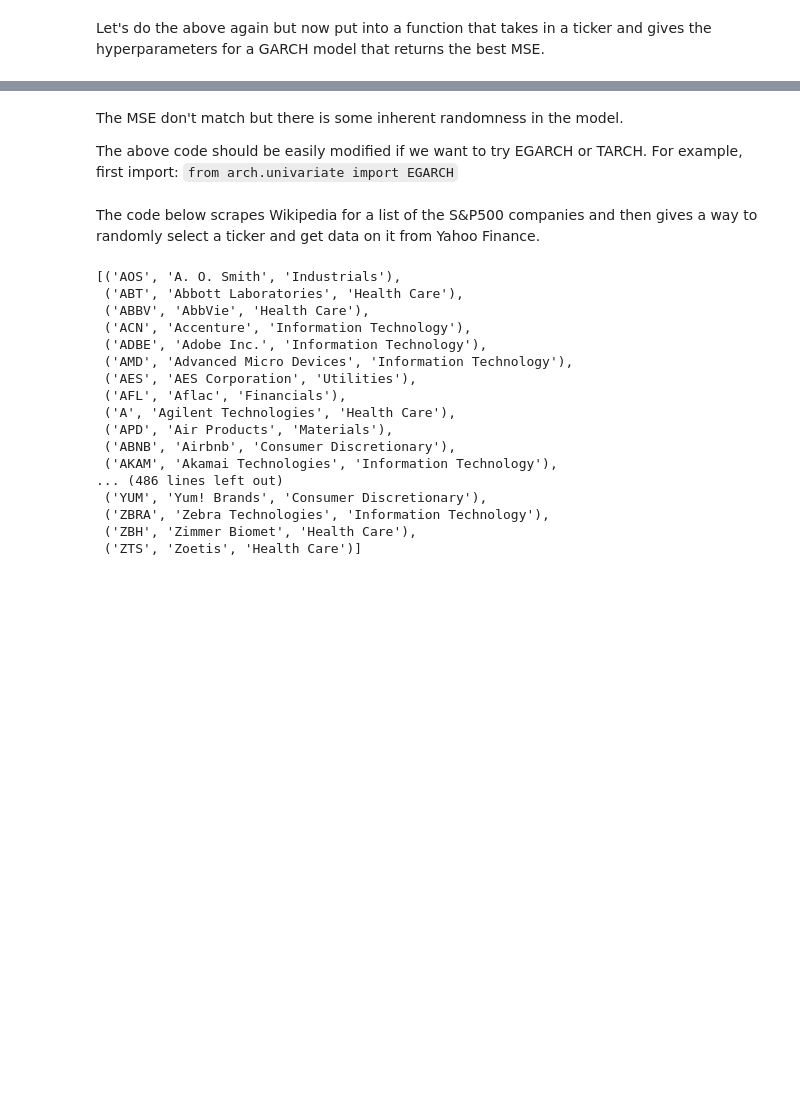
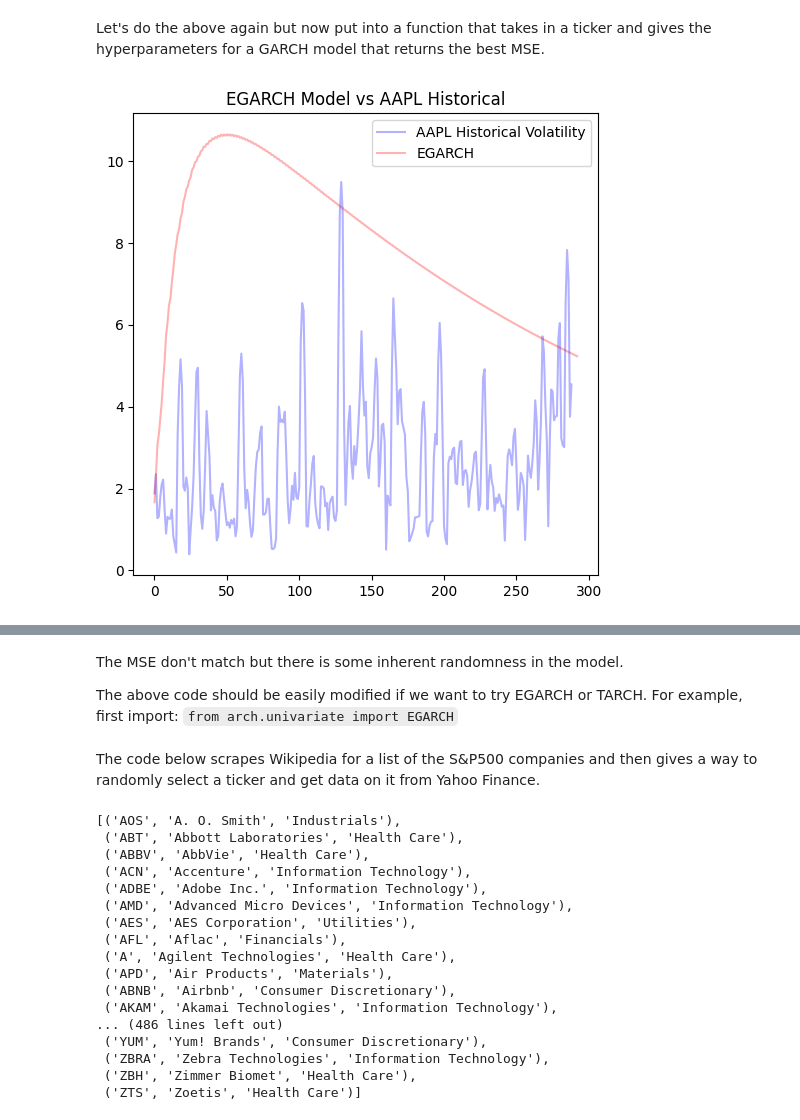
Before and after one commit to sunscorched/OptionsPricing, a Jupyter notebook: arch.ipynb, the cells around one changed output, grey strips where cells are left out. Drawn from its saved outputs; the diff is of its cells as text; code cells hidden in the pictures; blank space fills up the shorter version.

```diff
--- a/arch.ipynb
+++ b/arch.ipynb
@@ -153,5 +227,18 @@ Best models sorted by MSE:
 # %% [markdown]
 Let's do the above again but now put into a function that takes in a ticker and gives the hyperparameters for a GARCH model that returns the best MSE.
+# %%
+# Plot closing price variance vs actual historical volatility
+plt.figure(figsize=(6, 6))
+plt.plot(realized_vol.values, color = 'b', alpha = 0.3, label='AAPL Historical Volatility')
+plt.plot(close_variance, color = 'r', alpha = 0.3, label='EGARCH')
+#plt.xlabel('Date')
+plt.legend()
+
+plt.title('EGARCH Model vs AAPL Historical')
+#plt.xticks(rotation=45)  # Rotate x-axis labels for readability
+plt.show()
+# %% [output]
+[figure, added]
 # %%
 def bestModel(ticker,date, metric, Window,P,Q):
     """
```
Also changed, not shown: parts of 16 cells of this notebook.
